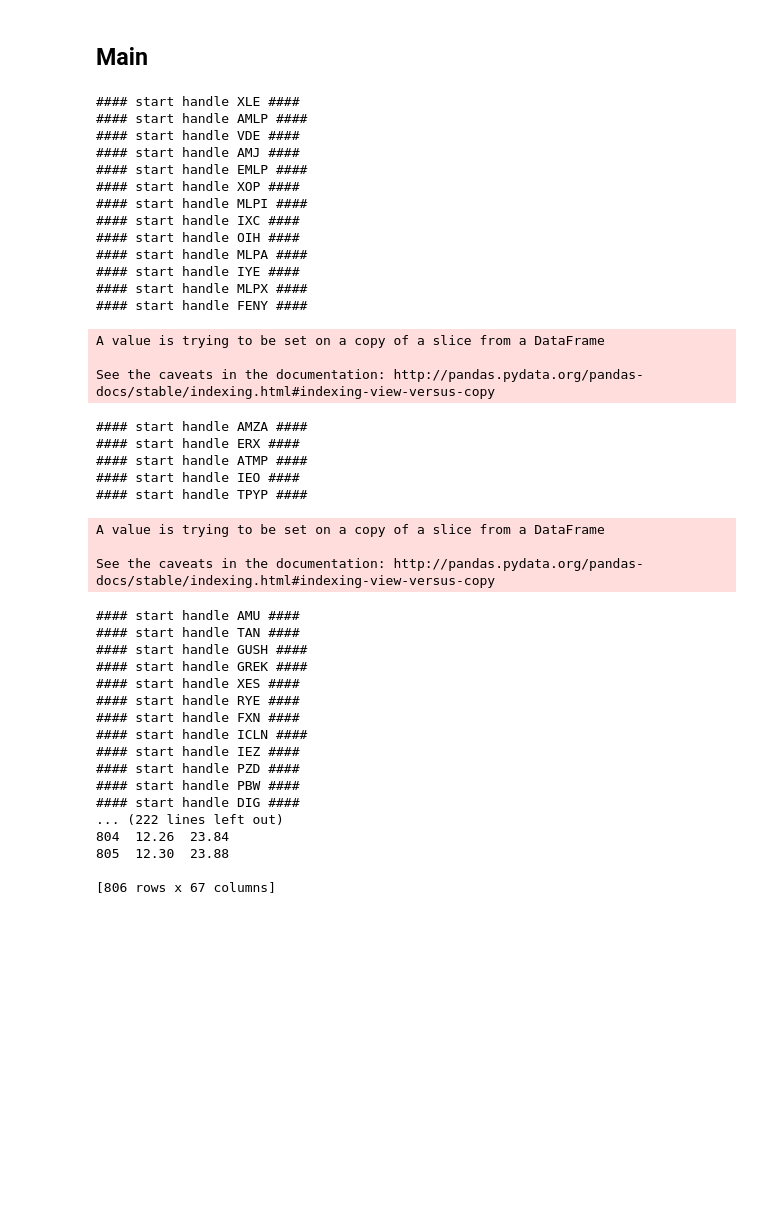
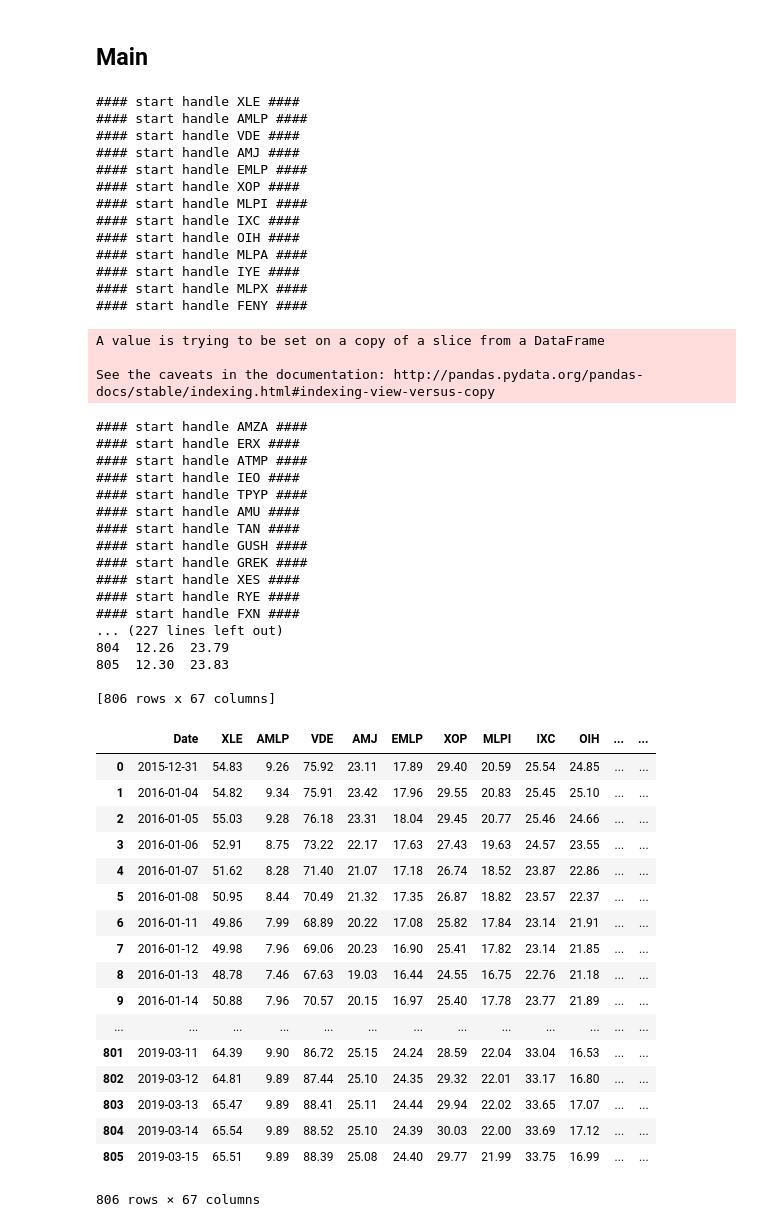
Before and after one commit to HaoTang0619/Fintech_TM-ML, a Jupyter notebook: hw1/Crawler.ipynb, the cells around one changed output. Drawn from its saved outputs; the diff is of its cells as text; code cells hidden in the pictures; blank space fills up the shorter version.

Commit message:
hw4 get weekData & monthData

```diff
--- a/hw1/Crawler.ipynb
+++ b/hw1/Crawler.ipynb
@@ -167,6 +167,7 @@ def get_all_statistics(etf_name_list):
 # %%
 df_all = get_all_statistics(etf_name_list)
 print(df_all)
+df_all.to_pickle('df_all.h5')
 # %% [output]
 #### start handle XLE ####
 #### start handle AMLP ####
@@ -189,23 +190,36 @@ See the caveats in the documentation: http://pandas.pydata.org/pandas-docs/stabl
 #### start handle ATMP ####
 #### start handle IEO ####
 #### start handle TPYP ####
+#### start handle AMU ####
+#### start handle TAN ####
+#### start handle GUSH ####
+#### start handle GREK ####
+#### start handle XES ####
+#### start handle RYE ####
+#### start handle FXN ####
+... (227 lines left out)
+804  12.26  23.79
+805  12.30  23.83
+
+[806 rows x 67 columns]
-A value is trying to be set on a copy of a slice from a DataFrame
-
-See the caveats in the documentation: http://pandas.pydata.org/pandas-docs/stable/indexing.html#indexing-view-versus-copy
-#### start handle AMU ####
-#### start handle TAN ####
-#### start handle GUSH ####
-#### start handle GREK ####
-#### start handle XES ####
-#### start handle RYE ####
-#### start handle FXN ####
-#### start handle ICLN ####
-#### start handle IEZ ####
-#### start handle PZD ####
-#### start handle PBW ####
-#### start handle DIG ####
-... (222 lines left out)
-804  12.26  23.84
-805  12.30  23.88
-
-[806 rows x 67 columns]
+# %%
+pd.read_pickle('df_all.h5')
+# %% [output]
+|  | Date | XLE | AMLP | VDE | AMJ | EMLP | XOP | MLPI | IXC | OIH | ... | ... |
+| 0 | 2015-12-31 | 54.83 | 9.26 | 75.92 | 23.11 | 17.89 | 29.40 | 20.59 | 25.54 | 24.85 | ... | ... |
+| 1 | 2016-01-04 | 54.82 | 9.34 | 75.91 | 23.42 | 17.96 | 29.55 | 20.83 | 25.45 | 25.10 | ... | ... |
+| 2 | 2016-01-05 | 55.03 | 9.28 | 76.18 | 23.31 | 18.04 | 29.45 | 20.77 | 25.46 | 24.66 | ... | ... |
+| 3 | 2016-01-06 | 52.91 | 8.75 | 73.22 | 22.17 | 17.63 | 27.43 | 19.63 | 24.57 | 23.55 | ... | ... |
+| 4 | 2016-01-07 | 51.62 | 8.28 | 71.40 | 21.07 | 17.18 | 26.74 | 18.52 | 23.87 | 22.86 | ... | ... |
+| 5 | 2016-01-08 | 50.95 | 8.44 | 70.49 | 21.32 | 17.35 | 26.87 | 18.82 | 23.57 | 22.37 | ... | ... |
+| 6 | 2016-01-11 | 49.86 | 7.99 | 68.89 | 20.22 | 17.08 | 25.82 | 17.84 | 23.14 | 21.91 | ... | ... |
+| 7 | 2016-01-12 | 49.98 | 7.96 | 69.06 | 20.23 | 16.90 | 25.41 | 17.82 | 23.14 | 21.85 | ... | ... |
+| 8 | 2016-01-13 | 48.78 | 7.46 | 67.63 | 19.03 | 16.44 | 24.55 | 16.75 | 22.76 | 21.18 | ... | ... |
+| 9 | 2016-01-14 | 50.88 | 7.96 | 70.57 | 20.15 | 16.97 | 25.40 | 17.78 | 23.77 | 21.89 | ... | ... |
+| ... | ... | ... | ... | ... | ... | ... | ... | ... | ... | ... | ... | ... |
+| 801 | 2019-03-11 | 64.39 | 9.90 | 86.72 | 25.15 | 24.24 | 28.59 | 22.04 | 33.04 | 16.53 | ... | ... |
+| 802 | 2019-03-12 | 64.81 | 9.89 | 87.44 | 25.10 | 24.35 | 29.32 | 22.01 | 33.17 | 16.80 | ... | ... |
+| 803 | 2019-03-13 | 65.47 | 9.89 | 88.41 | 25.11 | 24.44 | 29.94 | 22.02 | 33.65 | 17.07 | ... | ... |
+| 804 | 2019-03-14 | 65.54 | 9.89 | 88.52 | 25.10 | 24.39 | 30.03 | 22.00 | 33.69 | 17.12 | ... | ... |
+| 805 | 2019-03-15 | 65.51 | 9.89 | 88.39 | 25.08 | 24.40 | 29.77 | 21.99 | 33.75 | 16.99 | ... | ... |
+806 rows × 67 columns
```
Also changed, not shown: parts of 1 cell of this notebook, 4 other files.
